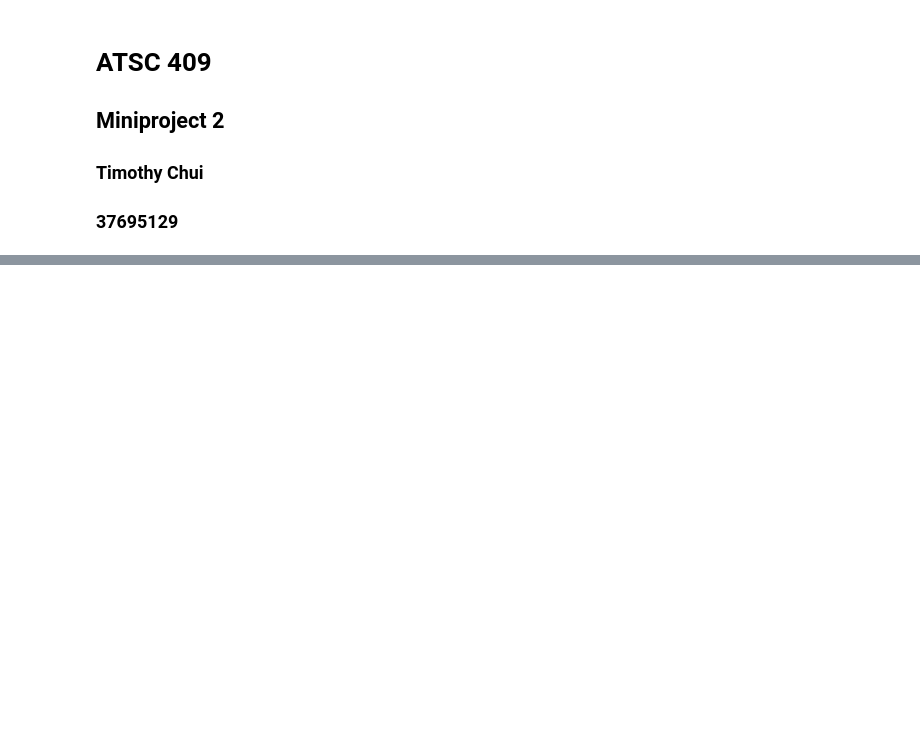
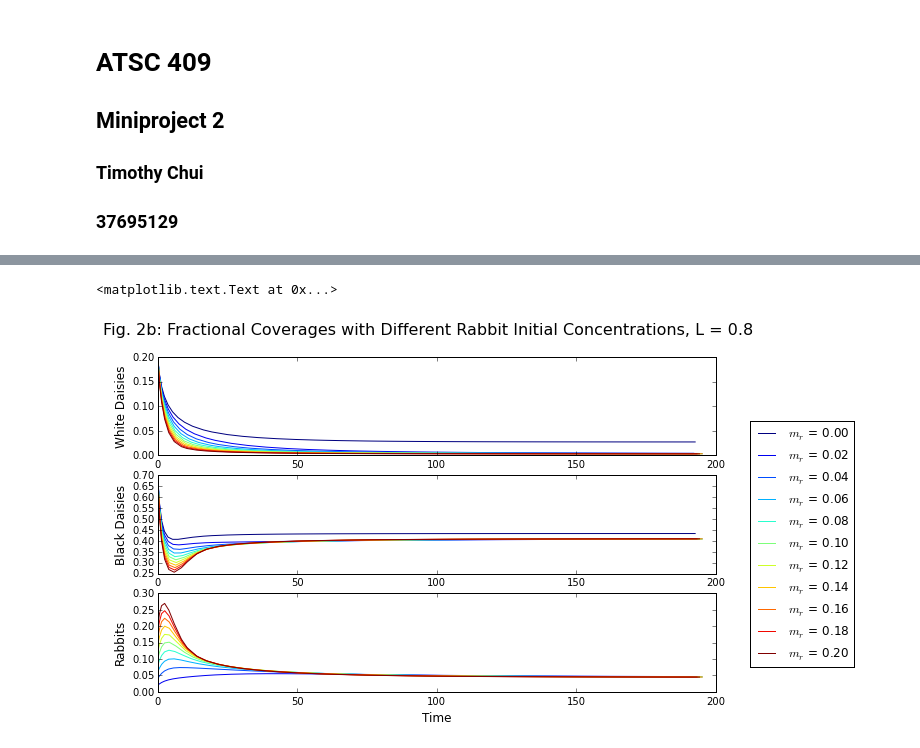
Before and after one commit to tc637/numeric, a Jupyter notebook: lab5/miniproject_2.ipynb, the cells around one changed output, grey strips where cells are left out. Cells and saved outputs as stored; diff of their text form; code cells hidden in the pictures; blank space fills up the shorter version.

```diff
--- a/lab5/miniproject_2.ipynb
+++ b/lab5/miniproject_2.ipynb
@@ -549,0 +232,16 @@ thefig8c.suptitle(r"Fig. 8a: Fractional Coverages with Different Fox Growth Rate
+# %%
+# but what about with a lower L?
+uservars_init,initvars_init = reset_params() # reset initial parameters
+
+rabbit_inits = np.arange(0.0,0.22,0.02)
+is_init = True
+change_key = "rabbitconc"
+label = r"$m_r$"
+
+uservars_init["L"] = 0.8
+thefig2b,theAx2b=plot_timeseries_rabbits(is_init, change_key, rabbit_inits, label, uservars_init, initvars_init)
+thefig2b.suptitle('Fig. 2b: Fractional Coverages with Different Rabbit Initial Concentrations, L = {:.2}'.format(uservars_init["L"]),
+                  fontsize=16)
+# %% [output]
+<matplotlib.text.Text at 0x...>
+[figure, added]
```
Also changed, not shown: parts of 36 cells of this notebook, 1 other file.
